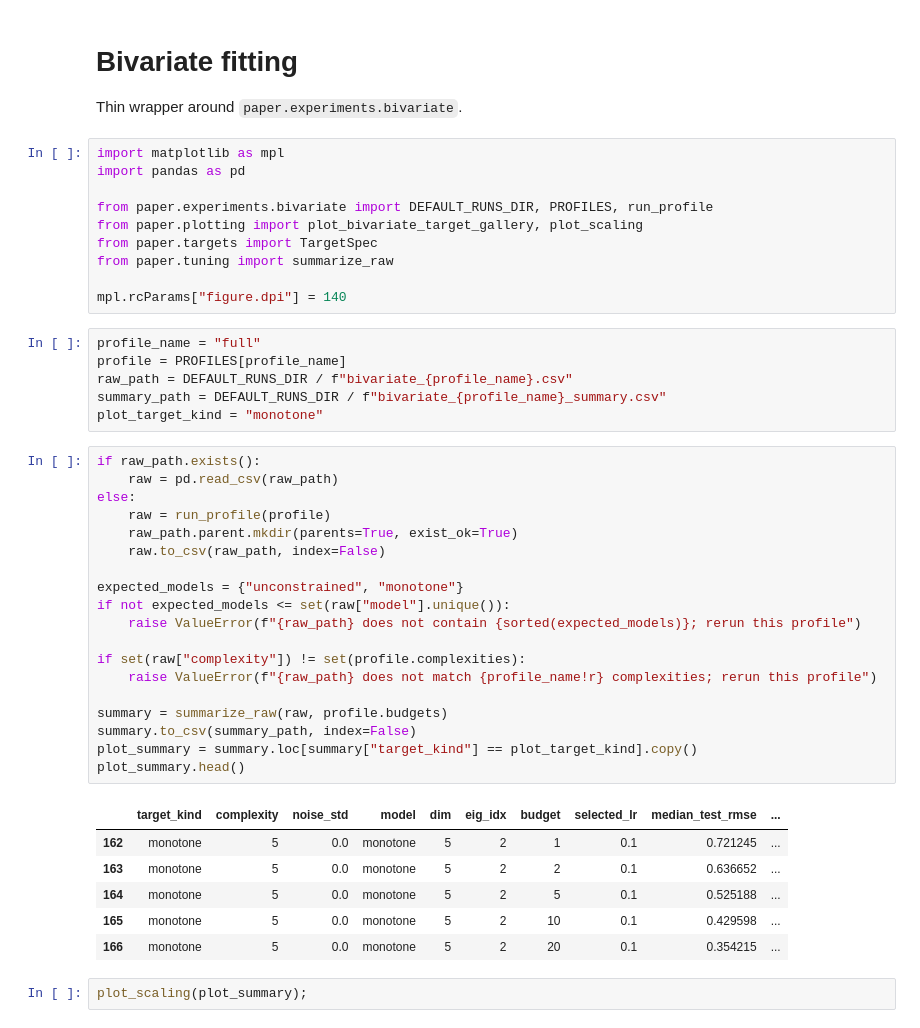
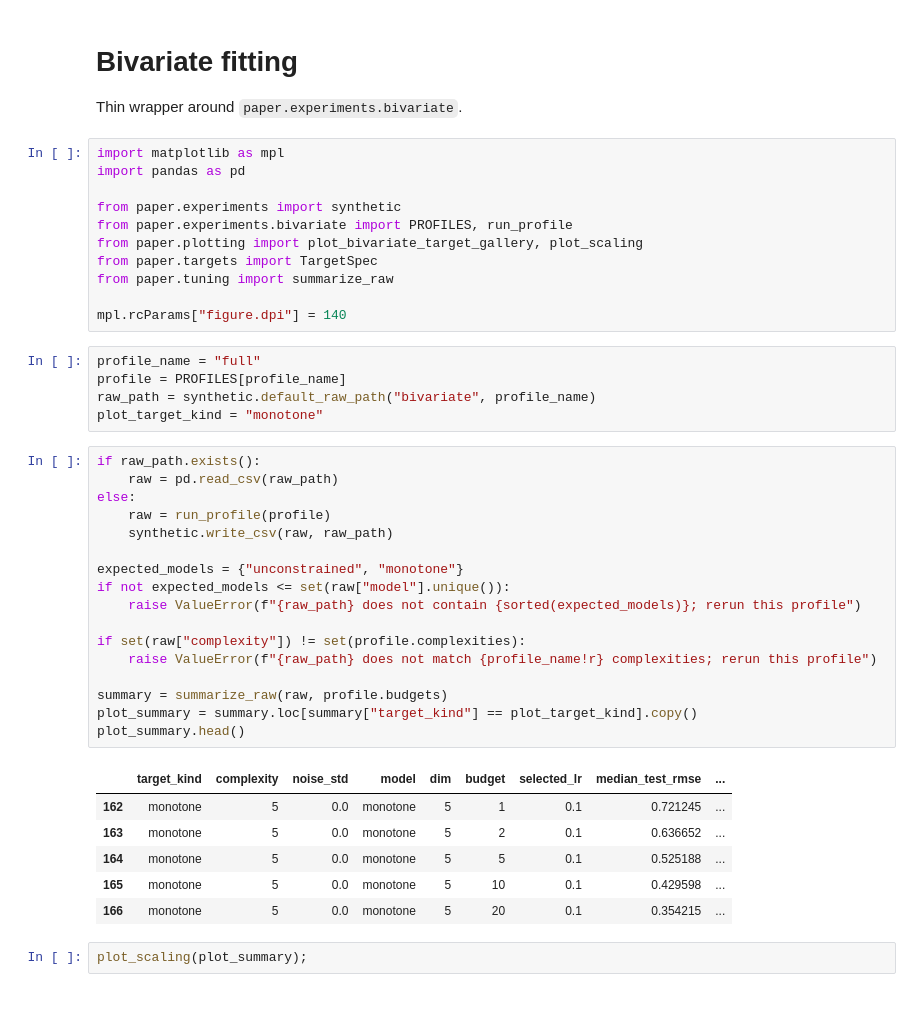
Before and after one commit to alexshtf/spectral_neuron_paper, a Jupyter notebook: notebooks/bivariate_fitting.ipynb, the cells around one changed output. Drawn from its saved outputs; the diff is of its cells as text.

```diff
--- a/notebooks/bivariate_fitting.ipynb
+++ b/notebooks/bivariate_fitting.ipynb
@@ -12,7 +12,8 @@ Thin wrapper around `paper.experiments.bivariate`.
 import matplotlib as mpl
 import pandas as pd
 
-from paper.experiments.bivariate import DEFAULT_RUNS_DIR, PROFILES, run_profile
+from paper.experiments import synthetic
+from paper.experiments.bivariate import PROFILES, run_profile
 from paper.plotting import plot_bivariate_target_gallery, plot_scaling
 from paper.targets import TargetSpec
 from paper.tuning import summarize_raw
@@ -21,35 +22,32 @@ mpl.rcParams["figure.dpi"] = 140
 # %%
 profile_name = "full"
 profile = PROFILES[profile_name]
-raw_path = DEFAULT_RUNS_DIR / f"bivariate_{profile_name}.csv"
-summary_path = DEFAULT_RUNS_DIR / f"bivariate_{profile_name}_summary.csv"
+raw_path = synthetic.default_raw_path("bivariate", profile_name)
 plot_target_kind = "monotone"
 # %%
 if raw_path.exists():
     raw = pd.read_csv(raw_path)
 else:
     raw = run_profile(profile)
-    raw_path.parent.mkdir(parents=True, exist_ok=True)
-    raw.to_csv(raw_path, index=False)
+    synthetic.write_csv(raw, raw_path)
 
 expected_models = {"unconstrained", "monotone"}
 if not expected_models <= set(raw["model"].unique()):
     raise ValueError(f"{raw_path} does not contain {sorted(expected_models)}; rerun this profile")
 
 if set(raw["complexity"]) != set(profile.complexities):
     raise ValueError(f"{raw_path} does not match {profile_name!r} complexities; rerun this profile")
 
 summary = summarize_raw(raw, profile.budgets)
-summary.to_csv(summary_path, index=False)
 plot_summary = summary.loc[summary["target_kind"] == plot_target_kind].copy()
 plot_summary.head()
 # %% [output]
-|  | target_kind | complexity | noise_std | model | dim | eig_idx | budget | selected_lr | median_test_rmse | ... |
-| 162 | monotone | 5 | 0.0 | monotone | 5 | 2 | 1 | 0.1 | 0.721245 | ... |
-| 163 | monotone | 5 | 0.0 | monotone | 5 | 2 | 2 | 0.1 | 0.636652 | ... |
-| 164 | monotone | 5 | 0.0 | monotone | 5 | 2 | 5 | 0.1 | 0.525188 | ... |
-| 165 | monotone | 5 | 0.0 | monotone | 5 | 2 | 10 | 0.1 | 0.429598 | ... |
-| 166 | monotone | 5 | 0.0 | monotone | 5 | 2 | 20 | 0.1 | 0.354215 | ... |
+|  | target_kind | complexity | noise_std | model | dim | budget | selected_lr | median_test_rmse | ... |
+| 162 | monotone | 5 | 0.0 | monotone | 5 | 1 | 0.1 | 0.721245 | ... |
+| 163 | monotone | 5 | 0.0 | monotone | 5 | 2 | 0.1 | 0.636652 | ... |
+| 164 | monotone | 5 | 0.0 | monotone | 5 | 5 | 0.1 | 0.525188 | ... |
+| 165 | monotone | 5 | 0.0 | monotone | 5 | 10 | 0.1 | 0.429598 | ... |
+| 166 | monotone | 5 | 0.0 | monotone | 5 | 20 | 0.1 | 0.354215 | ... |
 # %%
 plot_scaling(plot_summary);
 # %% [output]
```
Also changed, not shown: 25 other files.
